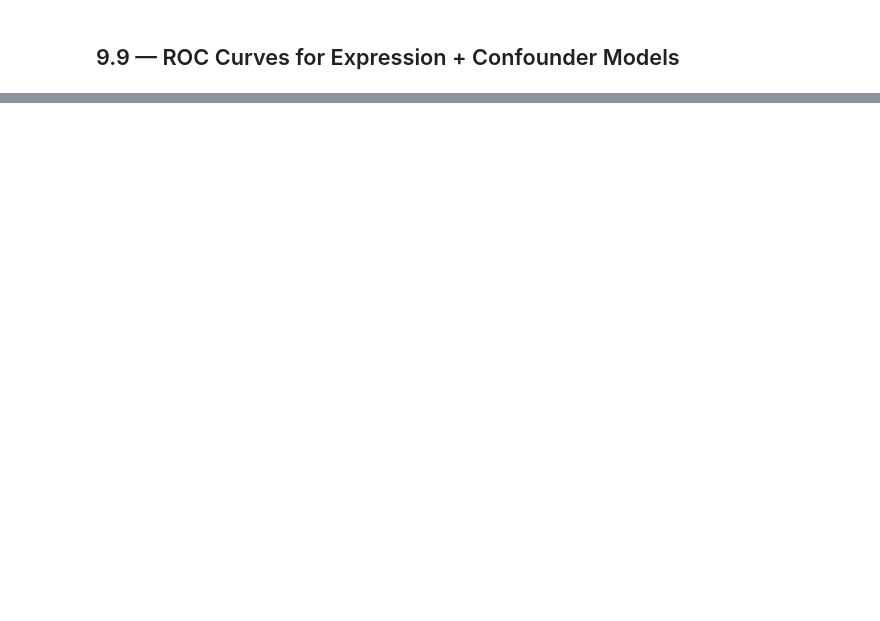
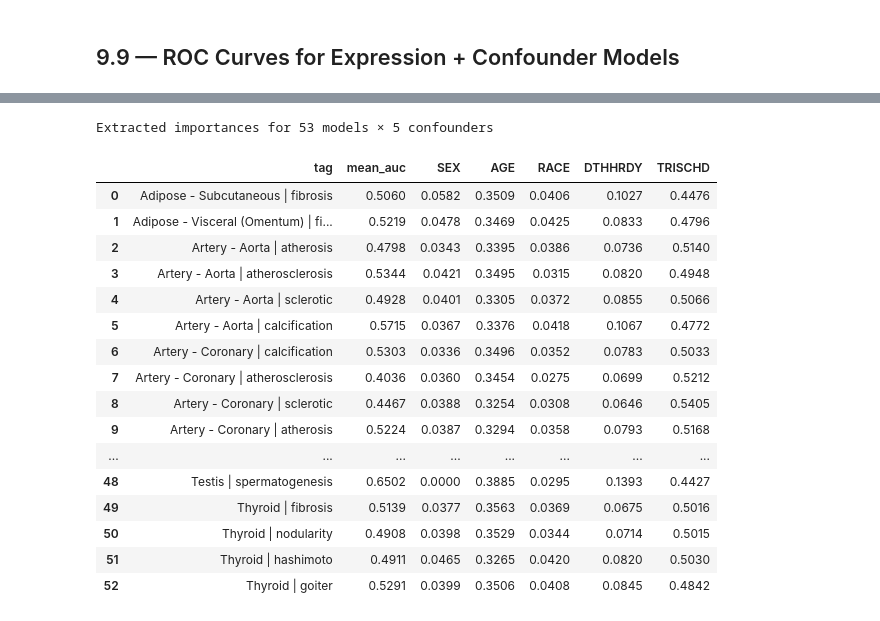
Before and after one commit to Cranjit9/gtex_gene_expression, a Jupyter notebook: notebooks/09_confounder_analysis.ipynb, the cells around one changed output, grey strips where cells are left out. Drawn from its saved outputs; the diff is of its cells as text; code cells hidden in the pictures; blank space fills up the shorter version.

```diff
--- a/notebooks/09_confounder_analysis.ipynb
+++ b/notebooks/09_confounder_analysis.ipynb
@@ -314,0 +425,65 @@ plot_boxplot_grid(comb_results,
+# %%
+# 9.10a — Extract feature importances from confounder-only RF for each model
+from sklearn.ensemble import RandomForestClassifier
+
+importance_rows = []
+
+for tag, res in conf_results.items():
+    tissue = res["tissue"]
+    category = res["category"]
+
+    # Rebuild labels for this pair
+    tissue_sub = df_meta_url[df_meta_url["Tissue"] == tissue].copy()
+    tissue_sub["SUBJID"] = (
+        tissue_sub["Tissue.Sample.ID"].astype(str)
+        .str.split("-").str[:2].str.join("-")
+    )
+    known = tissue_sub[tissue_sub["Pathology.Categories"].notna()].copy()
+    has_cat = known["Pathology.Categories"].str.contains(category, case=False).astype(int)
+    donor_lab = has_cat.groupby(known["SUBJID"]).max()
+
+    y_cat = blood_subjid.map(donor_lab)
+    keep = y_cat.notna()
+    X_conf_cat = X_conf.loc[keep].copy()
+    y_cat = y_cat.loc[keep].astype(int)
+
+    # Train RF on full data to get importances
+    rf = RandomForestClassifier(
+        n_estimators=Config.RF_N_ESTIMATORS,
+        max_features=Config.RF_MAX_FEATURES,
+        class_weight="balanced",
+        random_state=Config.SEED,
+        n_jobs=-1,
+    )
+    rf.fit(X_conf_cat, y_cat)
+
+    row = {"tissue": tissue, "category": category, "tag": tag,
+           "mean_auc": res["mean_auc"]}
+    for feat, imp in zip(X_conf_cat.columns, rf.feature_importances_):
+        row[feat] = imp
+    importance_rows.append(row)
+
+imp_df = pd.DataFrame(importance_rows)
+conf_features = [c for c in X_conf.columns if c in imp_df.columns]
+
+print(f"Extracted importances for {len(imp_df)} models × {len(conf_features)} confounders")
+display(imp_df[["tag", "mean_auc"] + conf_features].round(4))
+# %% [output]
+Extracted importances for 53 models × 5 confounders
+|  | tag | mean_auc | SEX | AGE | RACE | DTHHRDY | TRISCHD |
+| 0 | Adipose - Subcutaneous | fibrosis | 0.5060 | 0.0582 | 0.3509 | 0.0406 | 0.1027 | 0.4476 |
+| 1 | Adipose - Visceral (Omentum) | fi... | 0.5219 | 0.0478 | 0.3469 | 0.0425 | 0.0833 | 0.4796 |
+| 2 | Artery - Aorta | atherosis | 0.4798 | 0.0343 | 0.3395 | 0.0386 | 0.0736 | 0.5140 |
+| 3 | Artery - Aorta | atherosclerosis | 0.5344 | 0.0421 | 0.3495 | 0.0315 | 0.0820 | 0.4948 |
+| 4 | Artery - Aorta | sclerotic | 0.4928 | 0.0401 | 0.3305 | 0.0372 | 0.0855 | 0.5066 |
+| 5 | Artery - Aorta | calcification | 0.5715 | 0.0367 | 0.3376 | 0.0418 | 0.1067 | 0.4772 |
+| 6 | Artery - Coronary | calcification | 0.5303 | 0.0336 | 0.3496 | 0.0352 | 0.0783 | 0.5033 |
+| 7 | Artery - Coronary | atherosclerosis | 0.4036 | 0.0360 | 0.3454 | 0.0275 | 0.0699 | 0.5212 |
+| 8 | Artery - Coronary | sclerotic | 0.4467 | 0.0388 | 0.3254 | 0.0308 | 0.0646 | 0.5405 |
+| 9 | Artery - Coronary | atherosis | 0.5224 | 0.0387 | 0.3294 | 0.0358 | 0.0793 | 0.5168 |
+| ... | ... | ... | ... | ... | ... | ... | ... |
+| 48 | Testis | spermatogenesis | 0.6502 | 0.0000 | 0.3885 | 0.0295 | 0.1393 | 0.4427 |
+| 49 | Thyroid | fibrosis | 0.5139 | 0.0377 | 0.3563 | 0.0369 | 0.0675 | 0.5016 |
+| 50 | Thyroid | nodularity | 0.4908 | 0.0398 | 0.3529 | 0.0344 | 0.0714 | 0.5015 |
+| 51 | Thyroid | hashimoto | 0.4911 | 0.0465 | 0.3265 | 0.0420 | 0.0820 | 0.5030 |
+| 52 | Thyroid | goiter | 0.5291 | 0.0399 | 0.3506 | 0.0408 | 0.0845 | 0.4842 |
```
Also changed, not shown: parts of 14 cells of this notebook.
